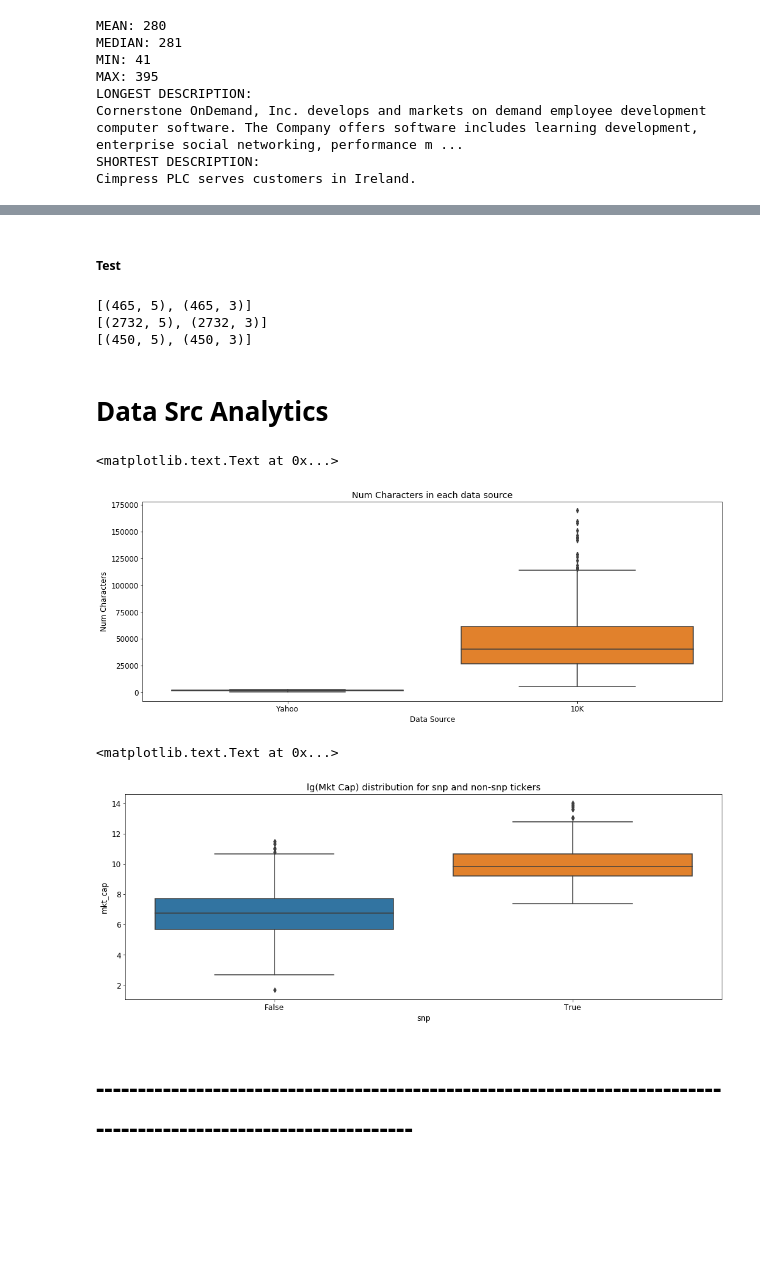
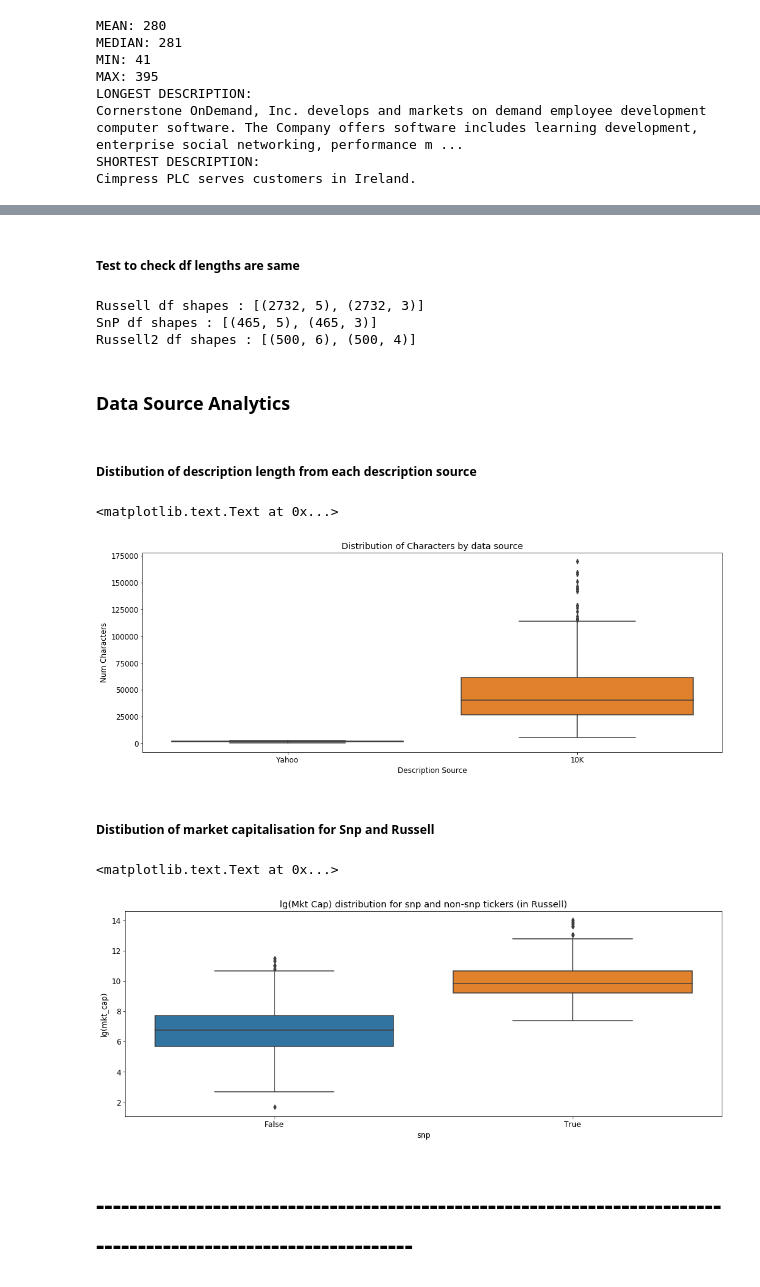
Before and after one commit to Sivalavida/Text-based-Industry-Classification, a Jupyter notebook: LSI Word Embedding.ipynb, the cells around one changed output, grey strips where cells are left out. Cells and saved outputs as stored; diff of their text form; code cells hidden in the pictures; blank space fills up the shorter version.

```diff
--- a/LSI Word Embedding.ipynb
+++ b/LSI Word Embedding.ipynb
@@ -706,8 +716,8 @@ Cimpress PLC serves customers in Ireland.
 # %%
-def filter_common_tickers(df_list):
+def filter_common_tickers_from_list(df_list):
     '''
     input: list of dfs with Ticker column
-    output: list of filtered dfs (index reseted and sorted by ticker) in same order
+    output: list of filtered dfs (index reseted and sorted by ticker so they are in same order)
     Note this wont change the original dfs in the df_list
     '''
     df_0 = df_list[0]
@@ -738,8 +748,8 @@ RUSSELL_DESC_DFS = filter_common_tickers(RUSSELL_DESC_DFS)
 # %%
-# SNP_DATA_SRCS = ['Yahoo', '10K', 'Wiki', 'Morning Star', 'Reuters', 'Reuters India', 'Bloomberg']
-# SNP_DESC_DFS = [snp_desc_yahoo_df, russell_desc_10K_df, snp_desc_wiki_df, snp_desc_ms_df, snp_desc_reuters_df,
-#                  snp_desc_ri_df, snp_desc_bloomberg_df, RUSSELL_DESC_DFS[0]] # the last elemnt is to ensure snp isin russell
+# SNP_DESC_SRC_NAMES = ['Yahoo', '10K', 'Wiki', 'Business Insider', 'Morning Star', 'Reuters', 'Reuters India', 'Bloomberg']
+# SNP_DESC_DFS = [snp_desc_yahoo_df, russell_desc_10K_df, snp_desc_wiki_df, snp_desc_bi_df, snp_desc_ms_df, snp_desc_reuters_df,
+#                  snp_desc_ri_df, snp_desc_bloomberg_df, RUSSELL_DESC_DFS[0]] # the last element is to ensure snp isin russell, its removed later
 
-SNP_DATA_SRCS = ['Yahoo', '10K']
+SNP_DESC_SRC_NAMES = ['Yahoo', '10K']
 SNP_DESC_DFS = [snp_desc_yahoo_df, russell_desc_10K_df, RUSSELL_DESC_DFS[0]]
 SNP_DESC_DFS = filter_common_tickers(SNP_DESC_DFS)[:-1]
@@ -754,35 +765,40 @@ RUSSELL2_DESC_DFS = [df.merge(ticker_ratios_df).sort_values('mkt_cap')[:450].sor
-# %% [markdown]
-##### Test
+# %% [markdown]
+##### Test to check df lengths are same
 # %%
-print([df.shape for df in SNP_DESC_DFS])
-print([df.shape for df in RUSSELL_DESC_DFS])
-print([df.shape for df in RUSSELL2_DESC_DFS])
+print('Russell df shapes : %s' % str([df.shape for df in RUSSELL_DESC_DFS]))
+print('SnP df shapes : %s' % str([df.shape for df in SNP_DESC_DFS]))
+print('Russell2 df shapes : %s' % str([df.shape for df in RUSSELL2_DESC_DFS]))
 # %% [output]
-[(465, 5), (465, 3)]
-[(2732, 5), (2732, 3)]
-[(450, 5), (450, 3)]
+Russell df shapes : [(2732, 5), (2732, 3)]
+SnP df shapes : [(465, 5), (465, 3)]
+Russell2 df shapes : [(500, 6), (500, 4)]
 # %% [markdown]
-# Data Src Analytics
+### Data Source Analytics
+# %% [markdown]
+##### Distibution of description length from each description source
 # %%
 desc_lens = [df.Description.apply(len) for df in SNP_DESC_DFS]
 len_df = pd.concat(desc_lens, axis=1)
-len_df.columns = SNP_DATA_SRCS
+len_df.columns = SNP_DESC_SRC_NAMES
 # len_df.drop('10K', axis=1, inplace=True)
 ax = sns.boxplot(data=len_df)
-ax.set(ylabel="Num Characters", xlabel='Data Source')
-ax.set_title('Num Characters in each data source')
+ax.set(ylabel="Num Characters", xlabel='Description Source')
+ax.set_title('Distribution of Characters by data source')
 # %% [output]
 <matplotlib.text.Text at 0x...>
-[figure, old version]
+[figure, new version]
+# %% [markdown]
+##### Distibution of market capitalisation for Snp and Russell
 # %%
 ticker_ratios_df = pd.read_csv('data_out/russell_ratios_clean.csv')
 ticker_ratios_df.mkt_cap = np.log(ticker_ratios_df.mkt_cap)
-ticker_ratios_df['snp']=ticker_ratios_df.Ticker.isin(snp_desc_yahoo_df.Ticker.values)
-ticker_ratios_df['rus']=ticker_ratios_df.Ticker.isin(russell_desc_yahoo_df.Ticker.values)
+ticker_ratios_df['snp'] = ticker_ratios_df.Ticker.isin(snp_desc_yahoo_df.Ticker.values)
+ticker_ratios_df['rus'] = ticker_ratios_df.Ticker.isin(russell_desc_yahoo_df.Ticker.values)
 ax = sns.boxplot(data=ticker_ratios_df, x='snp', y='mkt_cap')
-ax.set_title('lg(Mkt Cap) distribution for snp and non-snp tickers')
+ax.set_ylabel('lg(mkt_cap)')
+ax.set_title('lg(Mkt Cap) distribution for snp and non-snp tickers (in Russell)')
 # %% [output]
 <matplotlib.text.Text at 0x...>
-[figure, old version]
+[figure, new version]
 # %% [markdown]
 # -----------------------------------------------------------------------------------------------------------------
```
Also changed, not shown: parts of 57 cells of this notebook.
